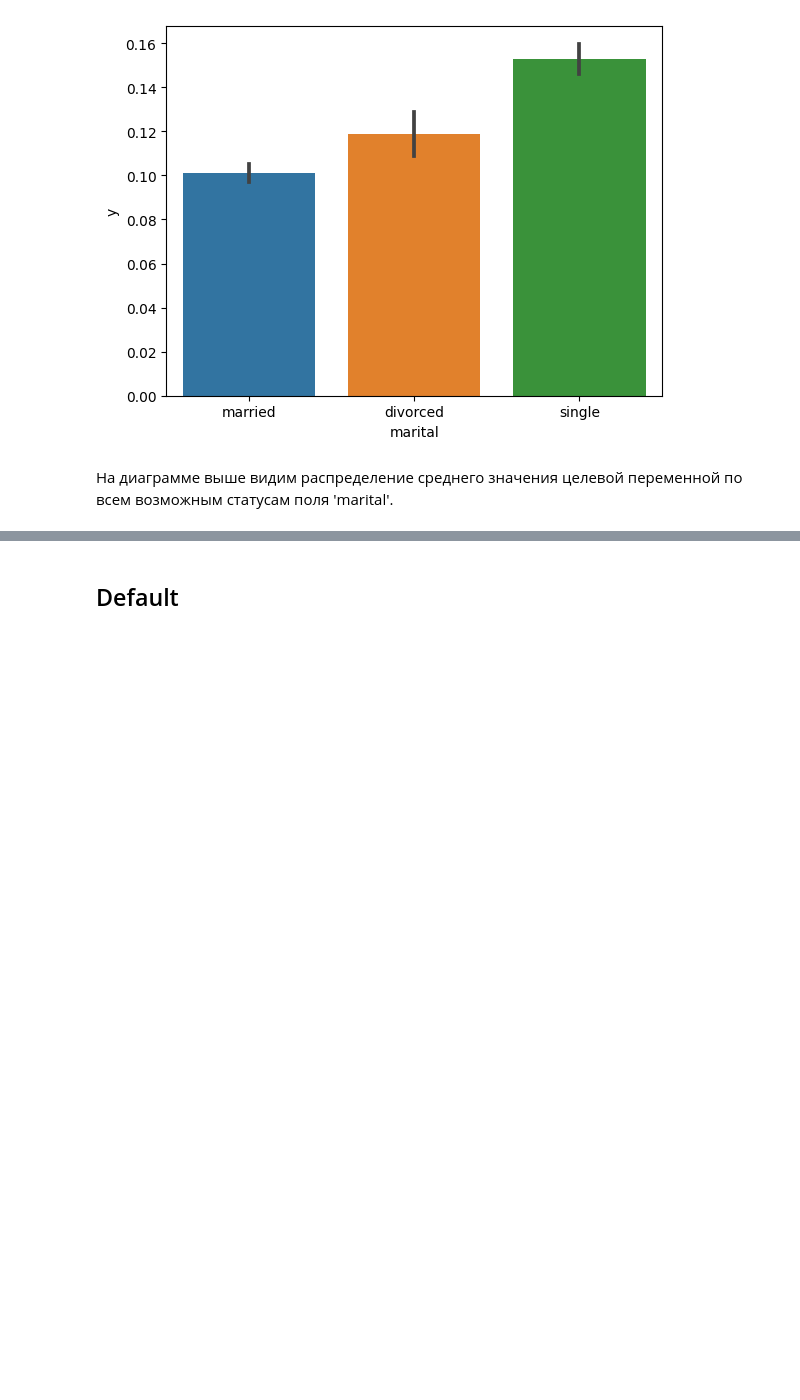
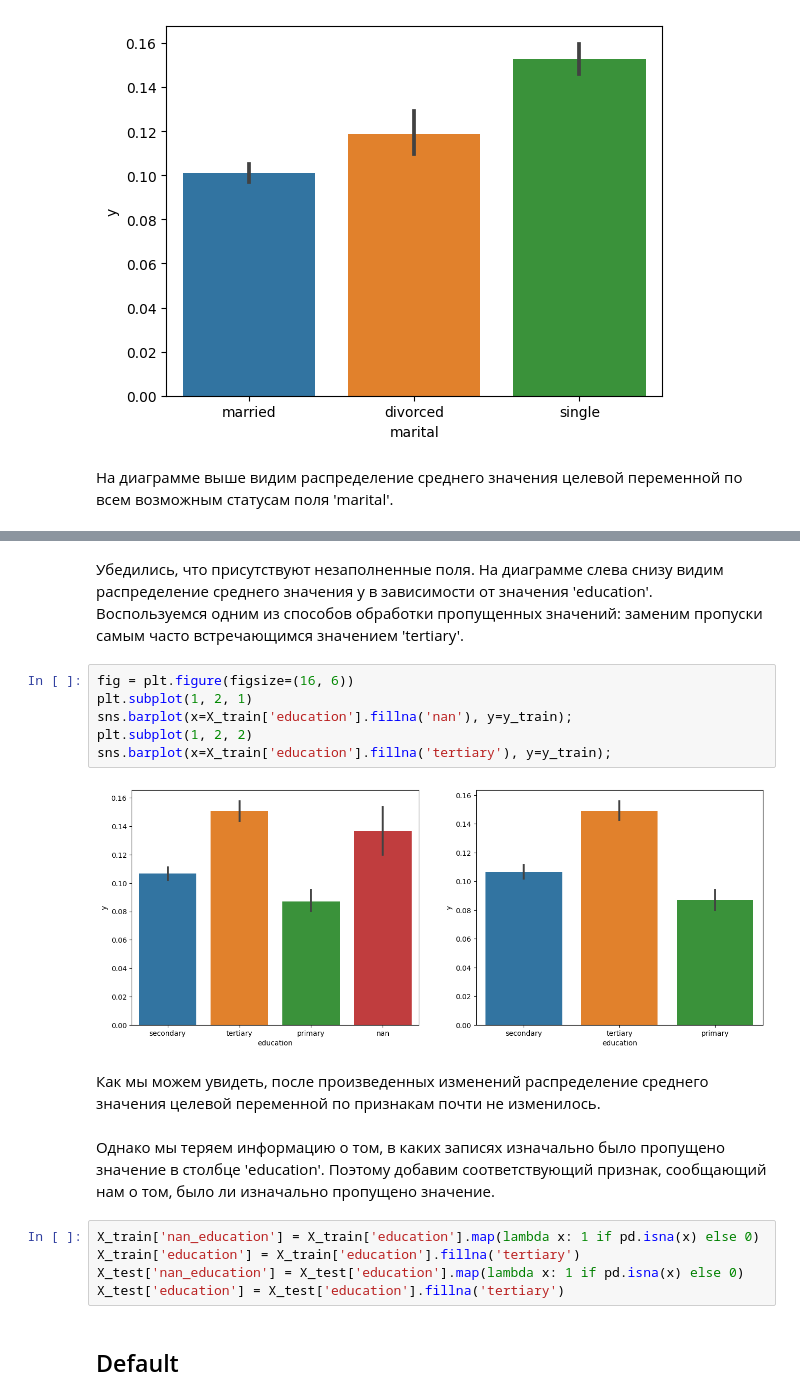
Before and after one commit to kirshchinivan/Research_seminar_Bank_marketing, a Jupyter notebook: Bank_marketing_research_seminar_homework.ipynb, the cells around one changed output, grey strips where cells are left out. Drawn from its saved outputs; the diff is of its cells as text; blank space fills up the shorter version.

```diff
--- a/Bank_marketing_research_seminar_homework.ipynb
+++ b/Bank_marketing_research_seminar_homework.ipynb
@@ -126,3 +149,22 @@ sns.barplot(x=X_train['marital'], y=y_train);
+# %% [markdown]
+Убедились, что присутствуют незаполненные поля. На диаграмме слева снизу видим распределение среднего значения y в зависимости от значения 'education'. Воспользуемся одним из способов обработки пропущенных значений: заменим пропуски самым часто встречающимся значением 'tertiary'.
+# %%
+fig = plt.figure(figsize=(16, 6))
+plt.subplot(1, 2, 1)
+sns.barplot(x=X_train['education'].fillna('nan'), y=y_train);
+plt.subplot(1, 2, 2)
+sns.barplot(x=X_train['education'].fillna('tertiary'), y=y_train);
+# %% [output]
+[figure, added]
+# %% [markdown]
+Как мы можем увидеть, после произведенных изменений распределение среднего значения целевой переменной по признакам почти не изменилось.
+# %% [markdown]
+Однако мы теряем информацию о том, в каких записях изначально было пропущено значение в столбце 'education'. Поэтому добавим соответствующий признак, сообщающий нам о том, было ли изначально пропущено значение.
+# %%
+X_train['nan_education'] = X_train['education'].map(lambda x: 1 if pd.isna(x) else 0)
+X_train['education'] = X_train['education'].fillna('tertiary')
+X_test['nan_education'] = X_test['education'].map(lambda x: 1 if pd.isna(x) else 0)
+X_test['education'] = X_test['education'].fillna('tertiary')
 # %% [markdown]
 ## Default
 # %%
```
Also changed, not shown: parts of 46 cells of this notebook.
